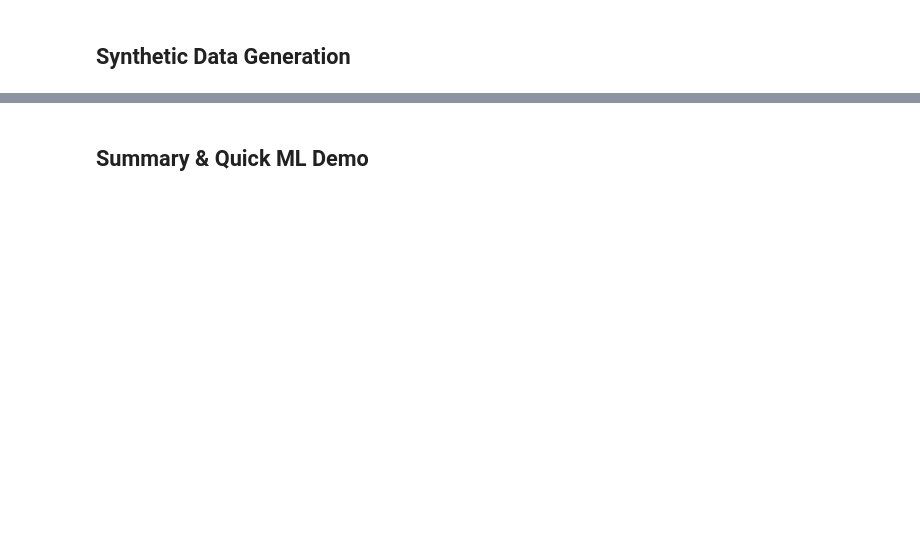
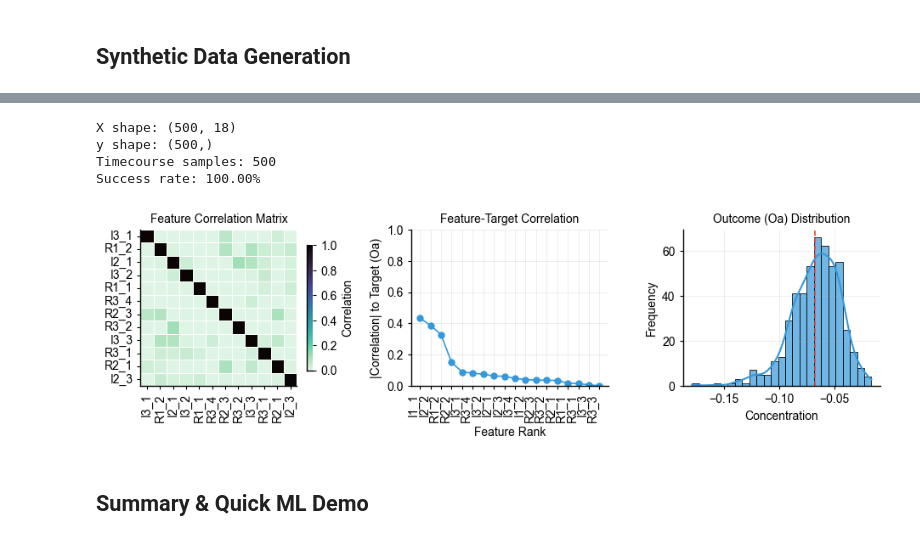
Before and after one commit to synthetic-models/synthetic, a Jupyter notebook: examples/full_example.ipynb, the cells around one changed output, grey strips where cells are left out. Cells and saved outputs as stored; diff of their text form; code cells hidden in the pictures; blank space fills up the shorter version.

```diff
--- a/examples/full_example.ipynb
+++ b/examples/full_example.ipynb
@@ -191,2 +367,80 @@ plt.show()
+# %%
+# Get extended data including timecourse
+result = make_dataset_drug_response(
+    n=500,
+    cell_model=vc,
+    target_specie="Oa",
+    perturbation_type="lognormal",
+    perturbation_params={"shape": 0.3},
+    seed=42,
+    return_timecourse=True,  # Returns dictionary with X, y, timecourse, parameters, metadata
+)
+
+# Access the data
+X = result["X"]  # Feature matrix (initial values)
+y = result["y"]  # Target values
+timecourse = result["timecourse"]  # Timecourse data for all species
+parameters = result["parameters"]  # Kinetic parameters (if perturbed)
+metadata = result["metadata"]  # Generation metadata
+
+print(f"X shape: {X.shape}")
+print(f"y shape: {y.shape}")
+print(f"Timecourse samples: {len(timecourse)}")
+print(f"Success rate: {metadata['success_rate']:.2%}")
+# %% [output]
+X shape: (500, 18)
+y shape: (500,)
+Timecourse samples: 500
+Success rate: 100.00%
+# %%
+fig_width_mm = 240
+fig_height_mm = 75
+fig, axes = plt.subplots(1, 3, figsize=(fig_width_mm * MM_TO_INCHES, fig_height_mm * MM_TO_INCHES))
+
+FONT_SIZE = 10
+
+# 1. Feature correlation heatmap (clean matrix without NaN)
+X_numeric = X.apply(pd.to_numeric, errors='coerce').dropna(axis=1, how='all')
+top_features = X_numeric.var().nlargest(min(12, X_numeric.shape[1])).index
+corr_matrix = X_numeric[list(top_features)].corr().dropna(axis=0, how='all').dropna(axis=1, how='all')
+
+# Ensure symmetric matrix with matching labels
+common_features = corr_matrix.index.intersection(corr_matrix.columns)
+corr_matrix = corr_matrix.loc[common_features, common_features]
+
+sns.heatmap(corr_matrix, annot=False, cmap='mako_r', vmin=0, vmax=1,
+            square=True, cbar_kws={'label': 'Correlation', 'shrink': 0.8},
+            ax=axes[0], linewidths=0.5, xticklabels=True, yticklabels=True)
+axes[0].set_title('Feature Correlation Matrix', fontsize=FONT_SIZE)
+axes[0].tick_params(axis='x', labelsize=FONT_SIZE, rotation=90)
+axes[0].tick_params(axis='y', labelsize=FONT_SIZE, rotation=0)
+axes[0].figure.axes[-1].yaxis.label.set_size(FONT_SIZE)
+
+# 2. Feature-target correlation (ranked by absolute value)
+feature_corr = X_numeric.corrwith(y).abs().sort_values(ascending=False)
+axes[1].plot(range(len(feature_corr)), feature_corr.values, 'o-', color='#3498db', linewidth=1.2, markersize=5)
+axes[1].set_xlabel('Feature Rank', fontsize=FONT_SIZE)
+axes[1].set_ylabel('|Correlation| to Target (Oa)', fontsize=FONT_SIZE)
+axes[1].set_title('Feature-Target Correlation', fontsize=FONT_SIZE)
+axes[1].set_xticks(range(len(feature_corr)))
+axes[1].set_xticklabels(feature_corr.index, rotation=90, ha='right', fontsize=FONT_SIZE)
+axes[1].tick_params(axis='y', labelsize=FONT_SIZE)
+axes[1].set_ylim(0, 1)
+axes[1].grid(True, alpha=0.3, linewidth=0.5)
+
+# 3. Outcome distribution
+sns.histplot(y, bins=25, kde=True, color='#3498db', ax=axes[2], alpha=0.7)
+axes[2].axvline(y.mean(), color='#e74c3c', linestyle='--', linewidth=1.2)
+axes[2].set_title('Outcome (Oa) Distribution', fontsize=FONT_SIZE)
+axes[2].set_xlabel('Concentration', fontsize=FONT_SIZE)
+axes[2].set_ylabel('Frequency', fontsize=FONT_SIZE)
+axes[2].tick_params(axis='both', labelsize=FONT_SIZE)
+axes[2].grid(True, alpha=0.3, linewidth=0.5)
+
+sns.despine()
+plt.tight_layout()
+plt.show()
+# %% [output]
+[figure, added]
 # %% [markdown]
 ## Summary & Quick ML Demo
```
Also changed, not shown: parts of 18 cells of this notebook, 1 other file.
